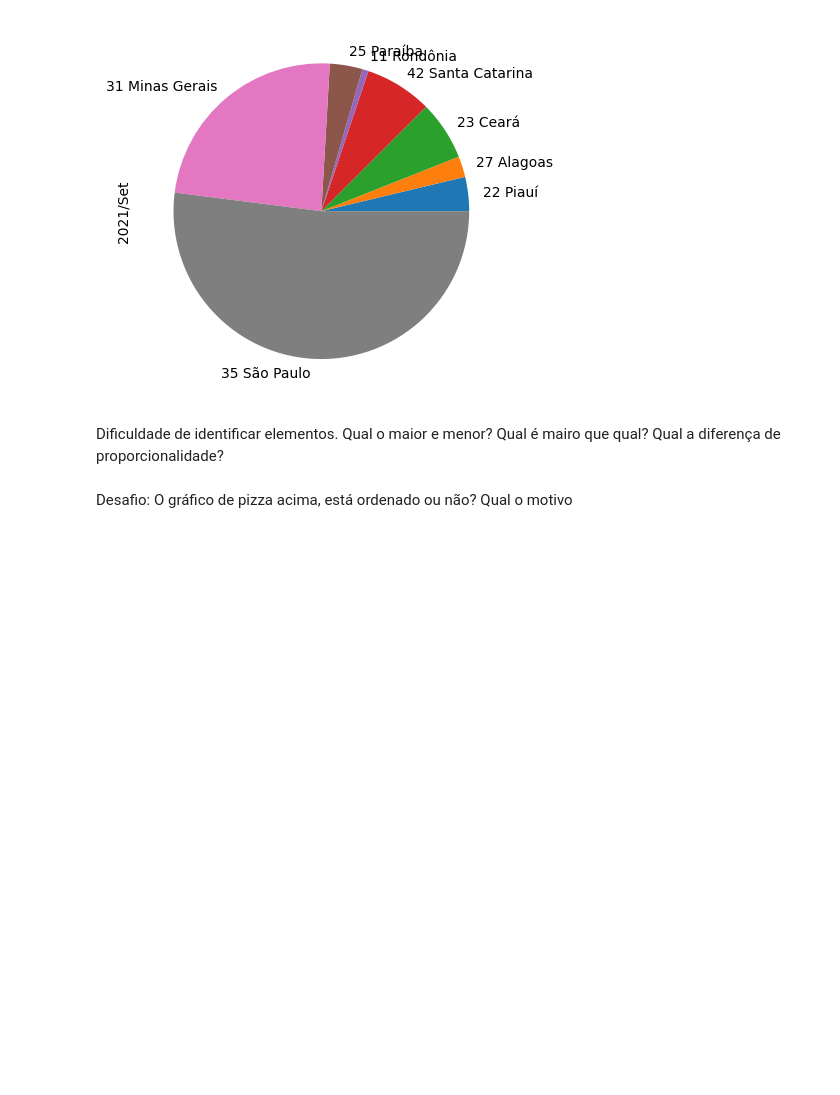
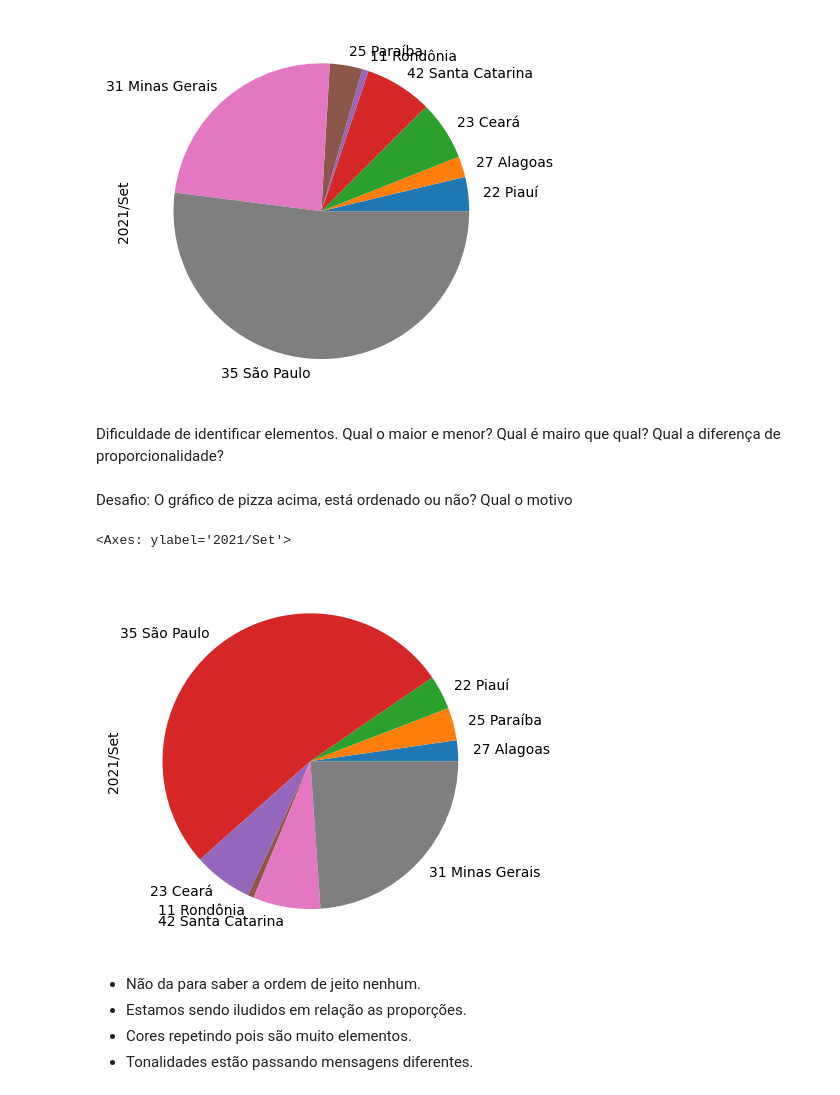
Before and after one commit to Lem0nes/POS-ALURA, a Jupyter notebook: A1-analise-exploracao-dados/main-1.ipynb, the cells around one changed output. Cells and saved outputs as stored; diff of their text form; code cells hidden in the pictures; blank space fills up the shorter version.

```diff
--- a/A1-analise-exploracao-dados/main-1.ipynb
+++ b/A1-analise-exploracao-dados/main-1.ipynb
@@ -202,3 +417,13 @@ Qual o maior e menor? Qual é mairo que qual?
 Qual a diferença de proporcionalidade?
 # %% [markdown]
 Desafio: O gráfico de pizza acima, está ordenado ou não? Qual o motivo
+# %%
+gastos_do_mais_recente.sample(frac=1).plot(kind='pie')
+# %% [output]
+<Axes: ylabel='2021/Set'>
+[figure, added]
+# %% [markdown]
+-   Não da para saber a ordem de jeito nenhum.
+-   Estamos sendo iludidos em relação as proporções.
+-   Cores repetindo pois são muito elementos.
+-   Tonalidades estão passando mensagens diferentes.
```
Also changed, not shown: parts of 32 cells of this notebook.
